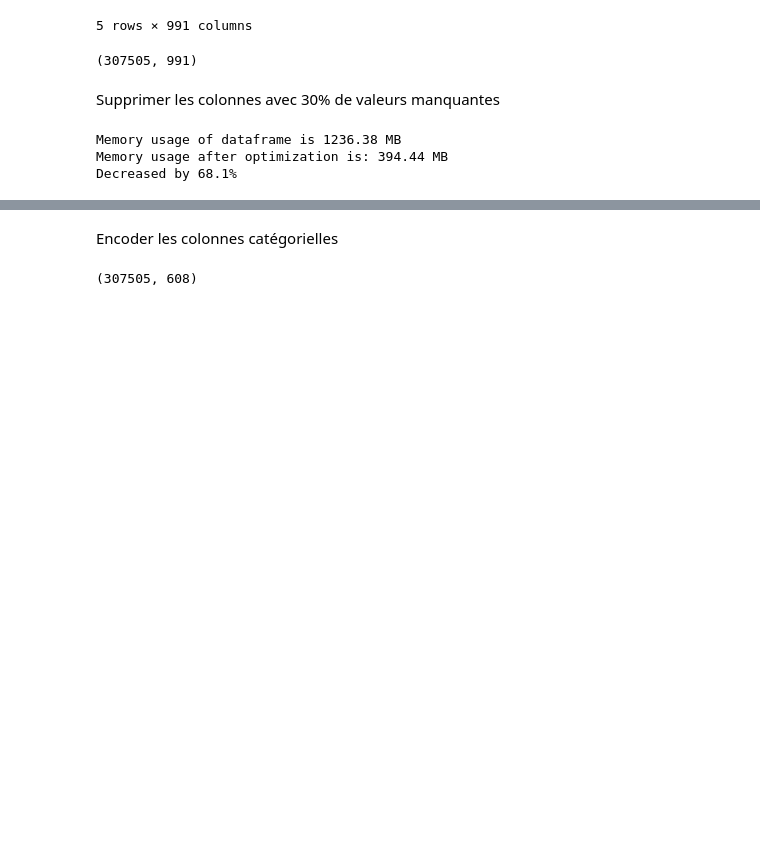
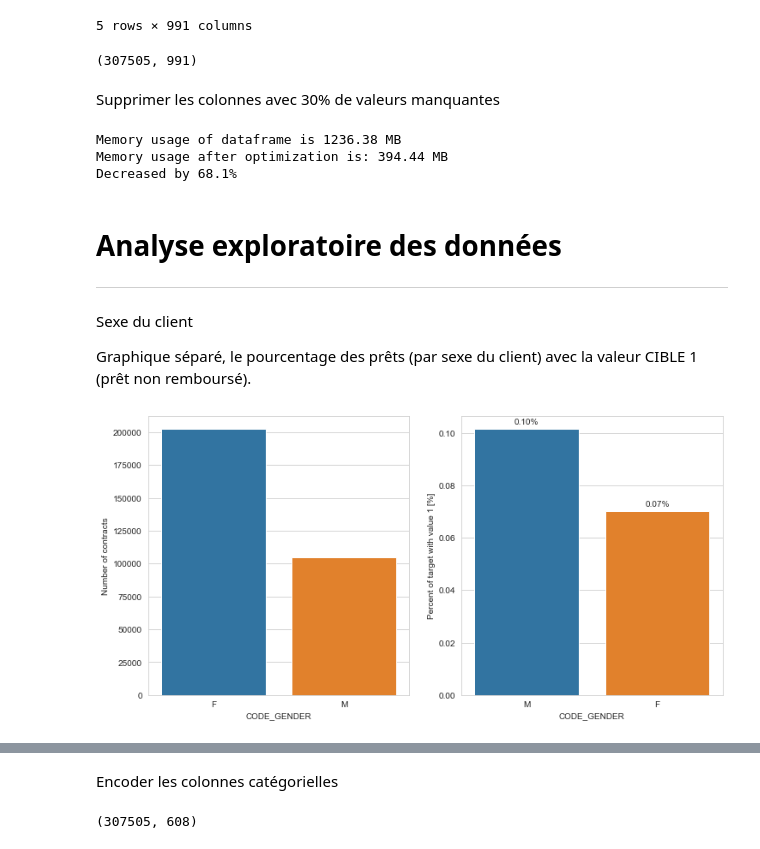
Before and after one commit to mohamedtrabis/Projet-7-Implementez-un-modele-de-scoring, a Jupyter notebook: P7_01_dashboard.ipynb, the cells around one changed output, grey strips where cells are left out. Cells and saved outputs as stored; diff of their text form; code cells hidden in the pictures; blank space fills up the shorter version.

Commit message:
Analyse exploratoire des données - decision_plot - force_plot

```diff
--- a/P7_01_dashboard.ipynb
+++ b/P7_01_dashboard.ipynb
@@ -1221,3 +1284,15 @@ df_train.reset_index(drop=True)
 df_train.to_csv('df_train.csv', index = False)
 # %%
 df_train = pd.read_csv("df_train.csv")
+# %% [markdown]
+# **<font color='blue'/>Analyse exploratoire des données**
+
+---
+# %% [markdown]
+Sexe du client
+
+Graphique séparé, le pourcentage des prêts (par sexe du client) avec la valeur CIBLE 1 (prêt non remboursé).
+# %%
+plot_stats('CODE_GENDER')
+# %% [output]
+[figure, added]
```
Also changed, not shown: parts of 36 cells of this notebook.
